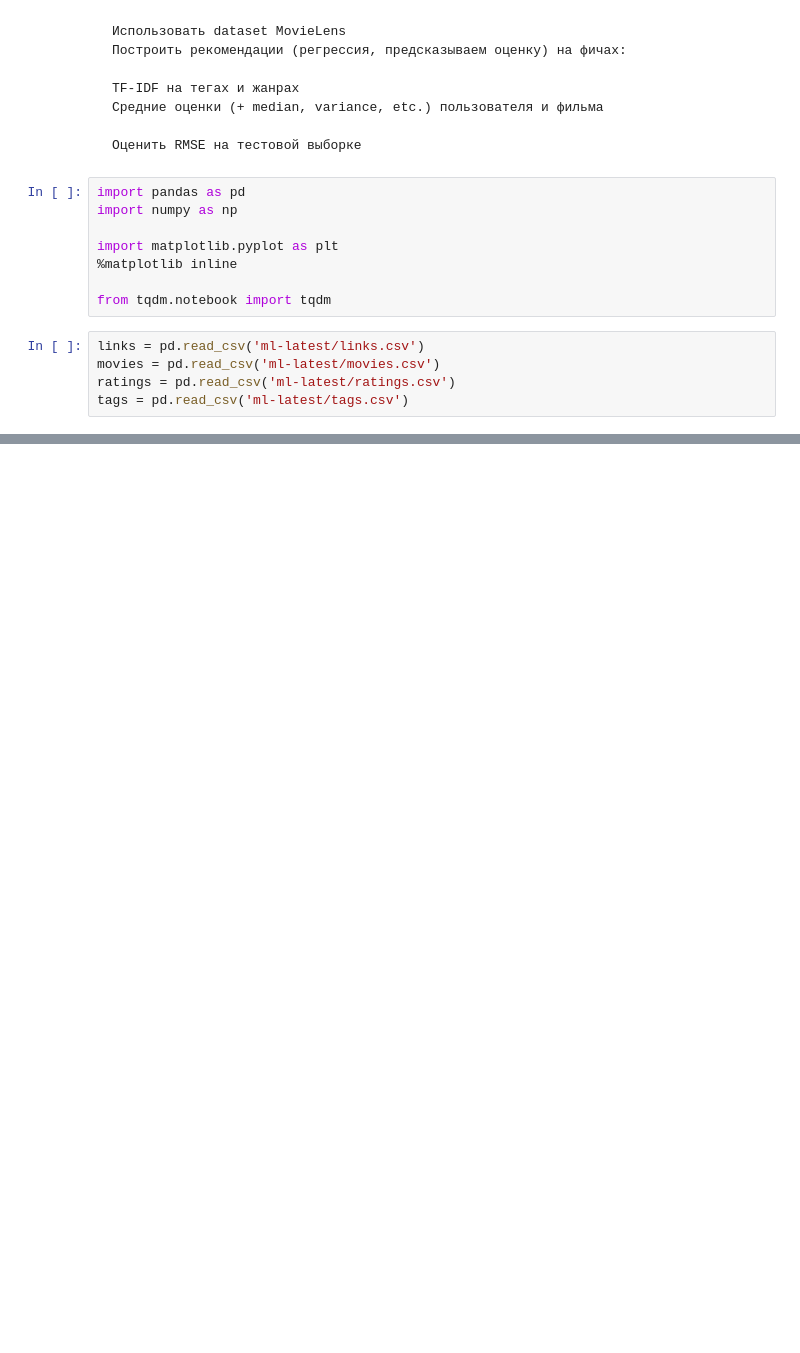
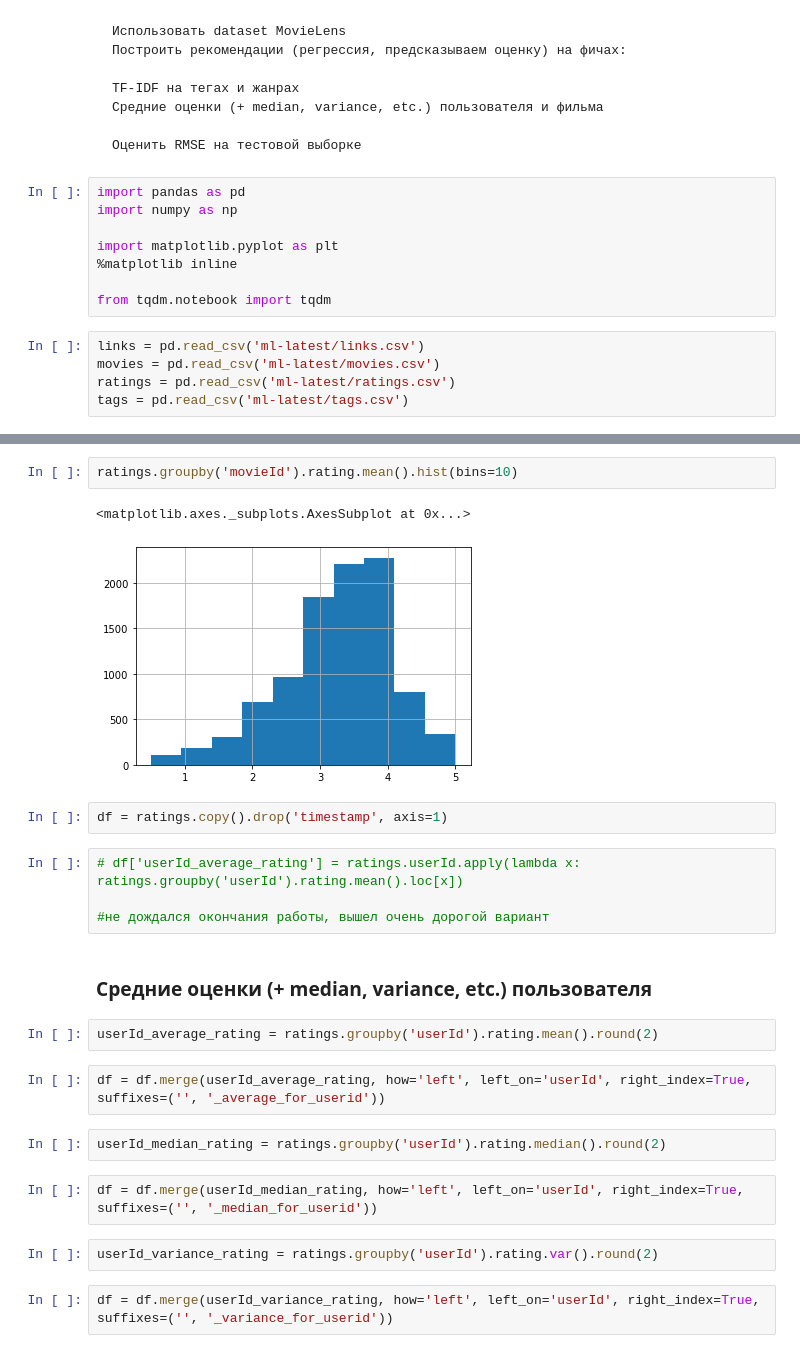
Before and after one commit to HeliosBI/AMLHW9_CBRS, a Jupyter notebook: AMLHW9.ipynb, the cells around one changed output, grey strips where cells are left out. Saved outputs shown, nothing was run; the diff lists cells and outputs as text; blank space fills up the shorter version.

```diff
--- a/AMLHW9.ipynb
+++ b/AMLHW9.ipynb
@@ -27,0 +40,25 @@ tags.head()
+# %%
+ratings.groupby('movieId').rating.mean().hist(bins=10)
+# %% [output]
+<matplotlib.axes._subplots.AxesSubplot at 0x...>
+[figure, added]
+# %%
+df = ratings.copy().drop('timestamp', axis=1)
+# %%
+# df['userId_average_rating'] = ratings.userId.apply(lambda x: ratings.groupby('userId').rating.mean().loc[x])
+
+#не дождался окончания работы, вышел очень дорогой вариант
+# %% [markdown]
+### Средние оценки (+ median, variance, etc.) пользователя
+# %%
+userId_average_rating = ratings.groupby('userId').rating.mean().round(2)
+# %%
+df = df.merge(userId_average_rating, how='left', left_on='userId', right_index=True, suffixes=('', '_average_for_userid'))
+# %%
+userId_median_rating = ratings.groupby('userId').rating.median().round(2)
+# %%
+df = df.merge(userId_median_rating, how='left', left_on='userId', right_index=True, suffixes=('', '_median_for_userid'))
+# %%
+userId_variance_rating = ratings.groupby('userId').rating.var().round(2)
+# %%
+df = df.merge(userId_variance_rating, how='left', left_on='userId', right_index=True, suffixes=('', '_variance_for_userid'))
```
Also changed, not shown: parts of 42 cells of this notebook.
